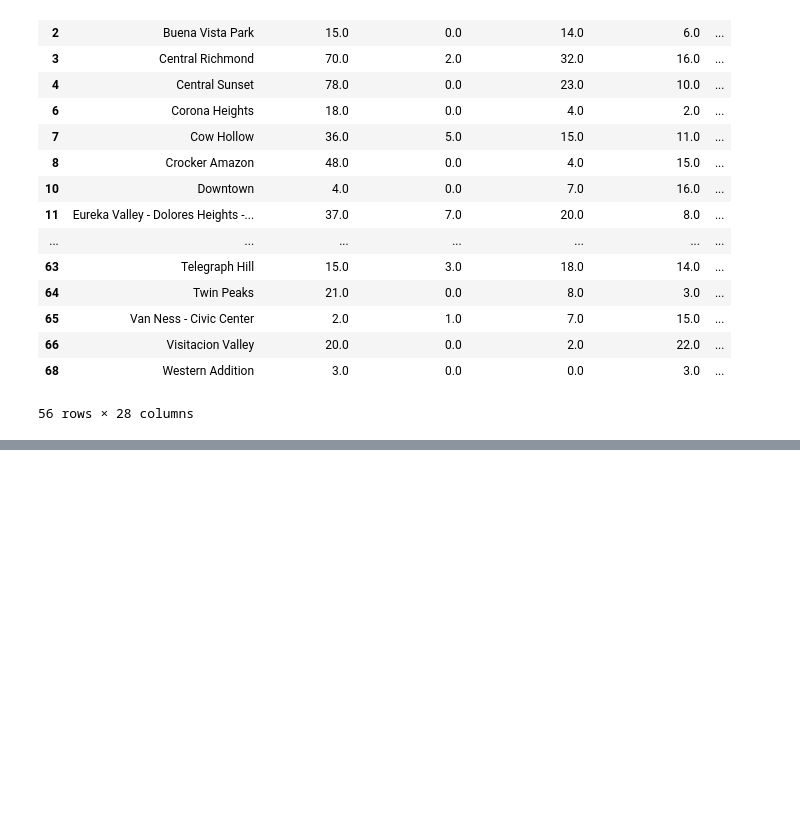
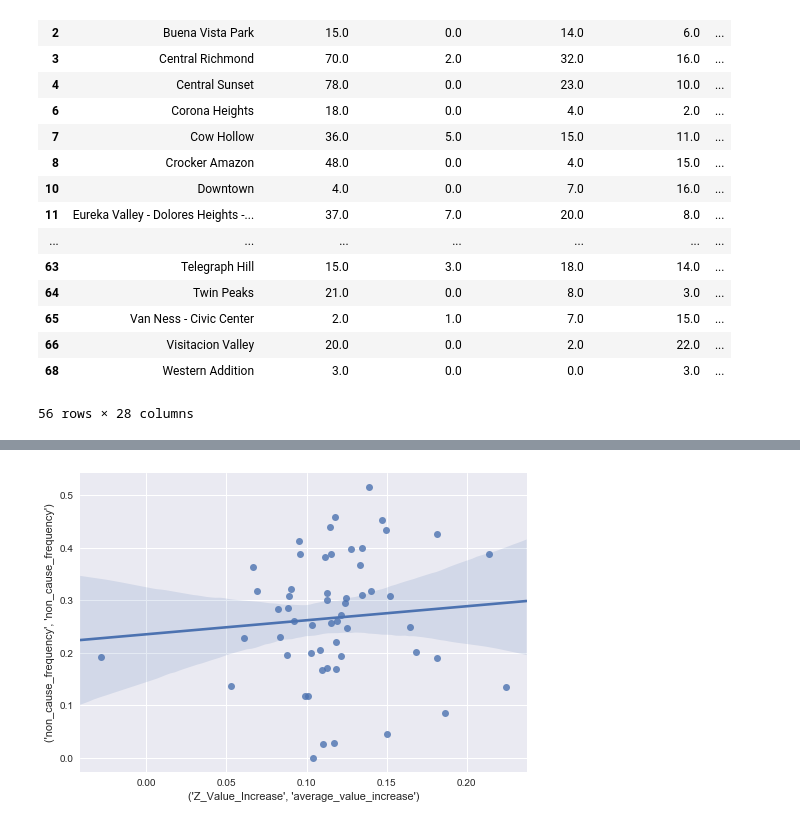
Before and after one commit to Jkremr/evictions-home-values, a Jupyter notebook: evictions-home-values.ipynb, the cells around one changed output, grey strips where cells are left out. Saved outputs shown, nothing was run; the diff lists cells and outputs as text; code cells hidden in the pictures; blank space fills up the shorter version.

Commit message:
Fixing issue with broken plot.

```diff
--- a/evictions-home-values.ipynb
+++ b/evictions-home-values.ipynb
@@ -394,6 +405,8 @@ plt.show()
 # %%
-ax = sns.regplot(y=groupby_hood[('pct_suspect', '')], x=groupby_hood[('Z_Value_Increase', 'average_value_increase')], data=groupby_hood)
+ax = sns.regplot(y=groupby_hood[('non_cause_frequency','non_cause_frequency')], x=groupby_hood[('Z_Value_Increase', 'average_value_increase')], data=groupby_hood)
 plt.show()
+# %% [output]
+[figure, added]
 # %%
 ax = sns.lmplot(x='Lng', y='Lat', hue='Zillow_Neighborhood', size=10, data=pricingdf, fit_reg=False, legend=False)
 ax.despine(left=True)
```
Also changed, not shown: parts of 9 cells of this notebook.
